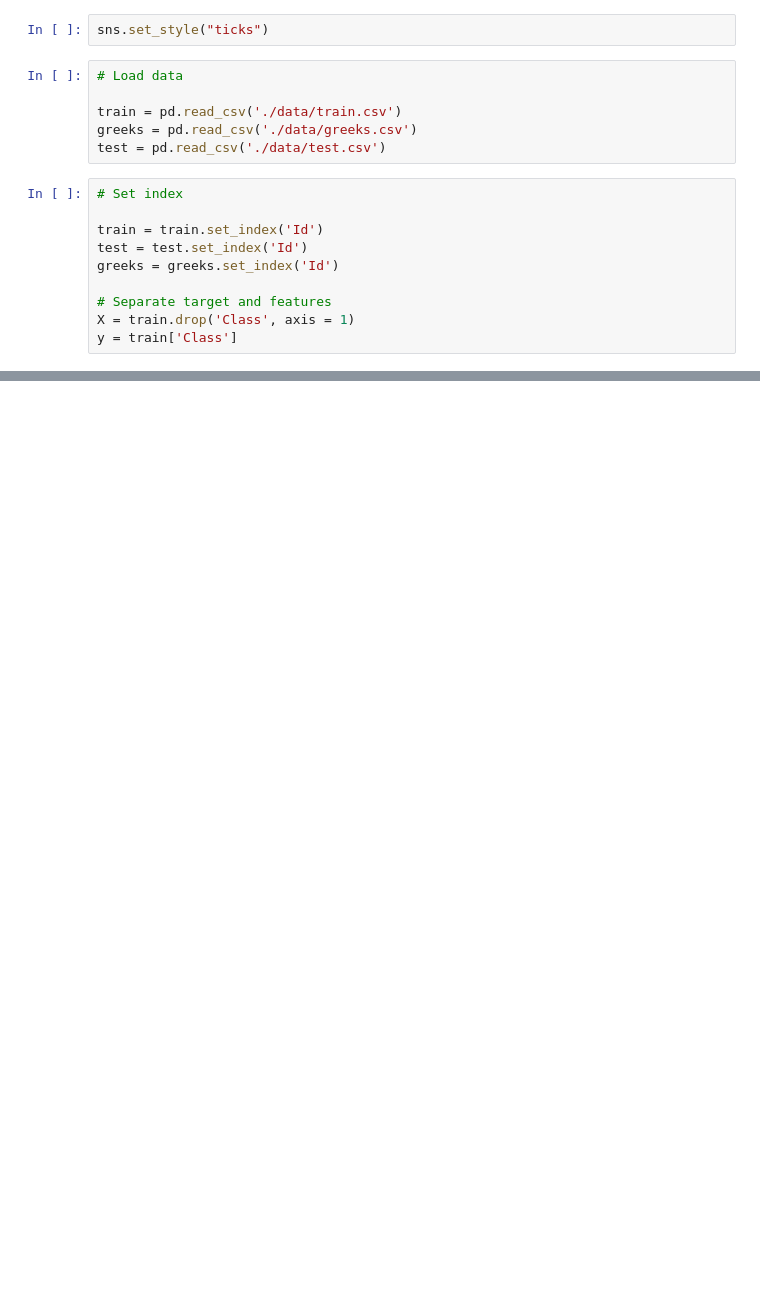
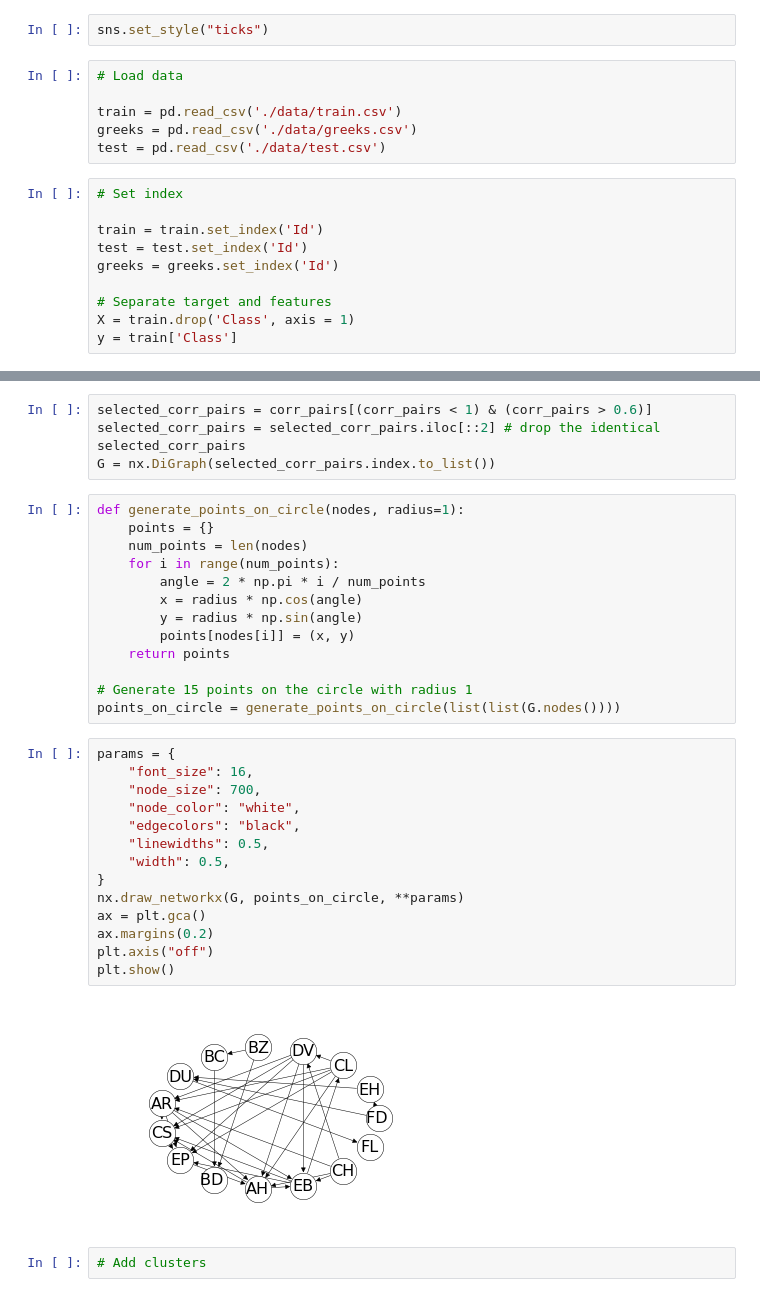
Before and after one commit to orsha1/Kaggle-ICR, a Jupyter notebook: main2.ipynb, the cells around one changed output, grey strips where cells are left out. Drawn from its saved outputs; the diff is of its cells as text; blank space fills up the shorter version.

```diff
--- a/main2.ipynb
+++ b/main2.ipynb
@@ -78,0 +150,36 @@ train.corr()
+# %%
+selected_corr_pairs = corr_pairs[(corr_pairs < 1) & (corr_pairs > 0.6)]
+selected_corr_pairs = selected_corr_pairs.iloc[::2] # drop the identical
+selected_corr_pairs
+G = nx.DiGraph(selected_corr_pairs.index.to_list())
+# %%
+def generate_points_on_circle(nodes, radius=1):
+    points = {}
+    num_points = len(nodes)
+    for i in range(num_points):
+        angle = 2 * np.pi * i / num_points
+        x = radius * np.cos(angle)
+        y = radius * np.sin(angle)
+        points[nodes[i]] = (x, y)
+    return points
+
+# Generate 15 points on the circle with radius 1
+points_on_circle = generate_points_on_circle(list(list(G.nodes())))
+# %%
+params = {
+    "font_size": 16,
+    "node_size": 700,
+    "node_color": "white",
+    "edgecolors": "black",
+    "linewidths": 0.5,
+    "width": 0.5,
+}
+nx.draw_networkx(G, points_on_circle, **params)
+ax = plt.gca()
+ax.margins(0.2)
+plt.axis("off")
+plt.show()
+# %% [output]
+[figure, added]
+# %%
+# Add clusters
```
Also changed, not shown: parts of 14 cells of this notebook.
